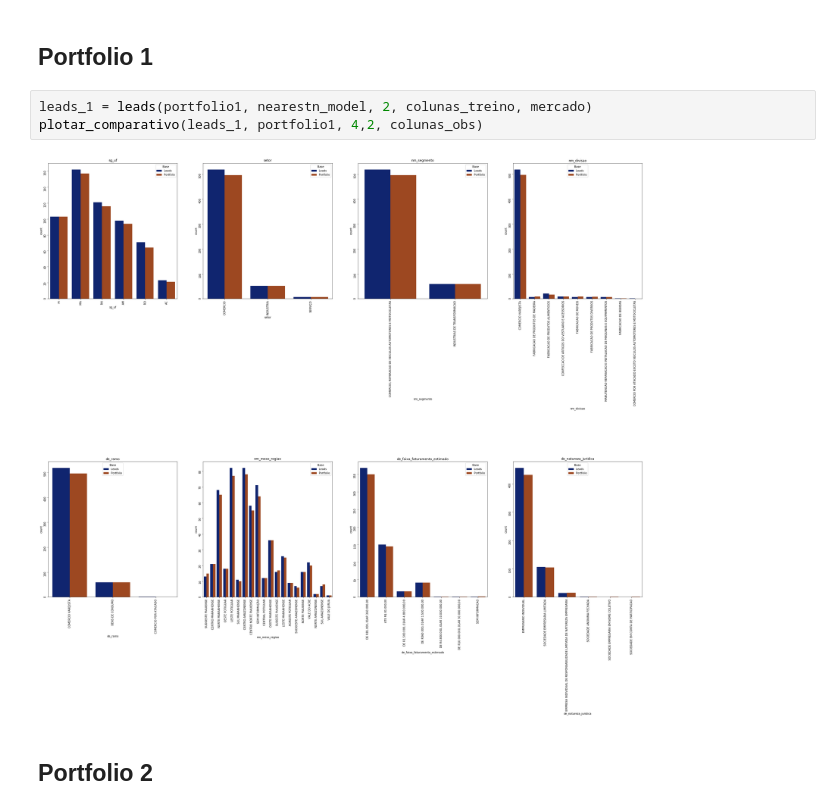
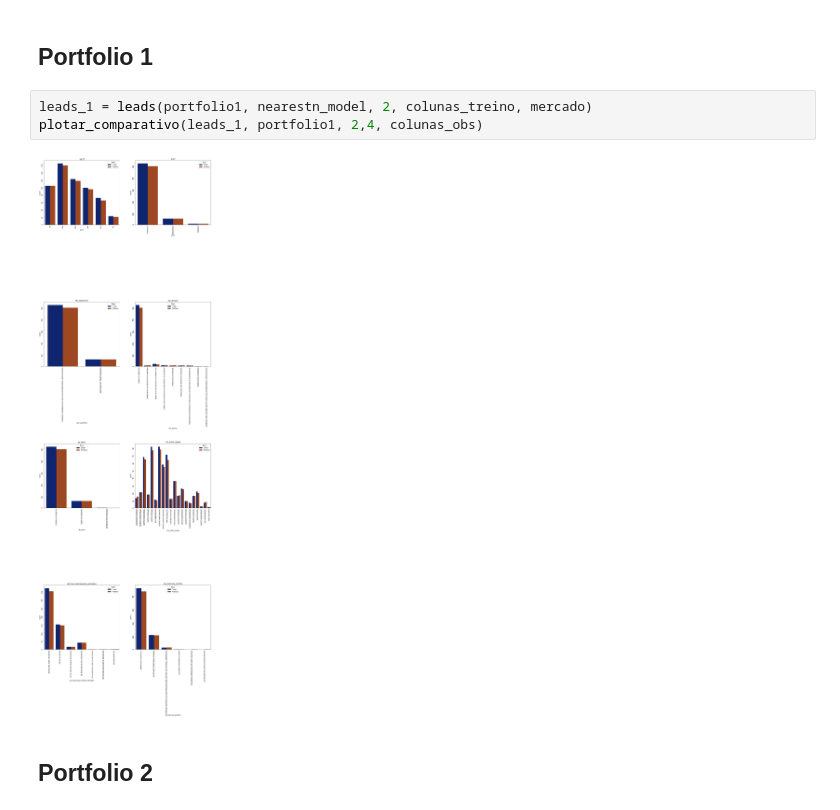
Before and after one commit to marianafmedeiros/CodenationDS, a Jupyter notebook: final_project/projeto_final_codenation.ipynb, the cells around one changed output. Saved outputs shown, nothing was run; the diff lists cells and outputs as text.

Commit message:
images adjustment

```diff
--- a/final_project/projeto_final_codenation.ipynb
+++ b/final_project/projeto_final_codenation.ipynb
@@ -560,9 +560,9 @@ colunas_obs = ['sg_uf', 'setor', 'nm_segmento', 'nm_divisao', 'de_ramo', 'nm_mes
 ## Portfolio 1
 # %%
 leads_1 = leads(portfolio1, nearestn_model, 2, colunas_treino, mercado)
-plotar_comparativo(leads_1, portfolio1, 4,2, colunas_obs)
+plotar_comparativo(leads_1, portfolio1, 2,4, colunas_obs)
 # %% [output]
-[figure, old version]
+[figure, new version]
 # %% [markdown]
 ## Portfolio 2
 # %%
```
Also changed, not shown: parts of 2 cells of this notebook.
